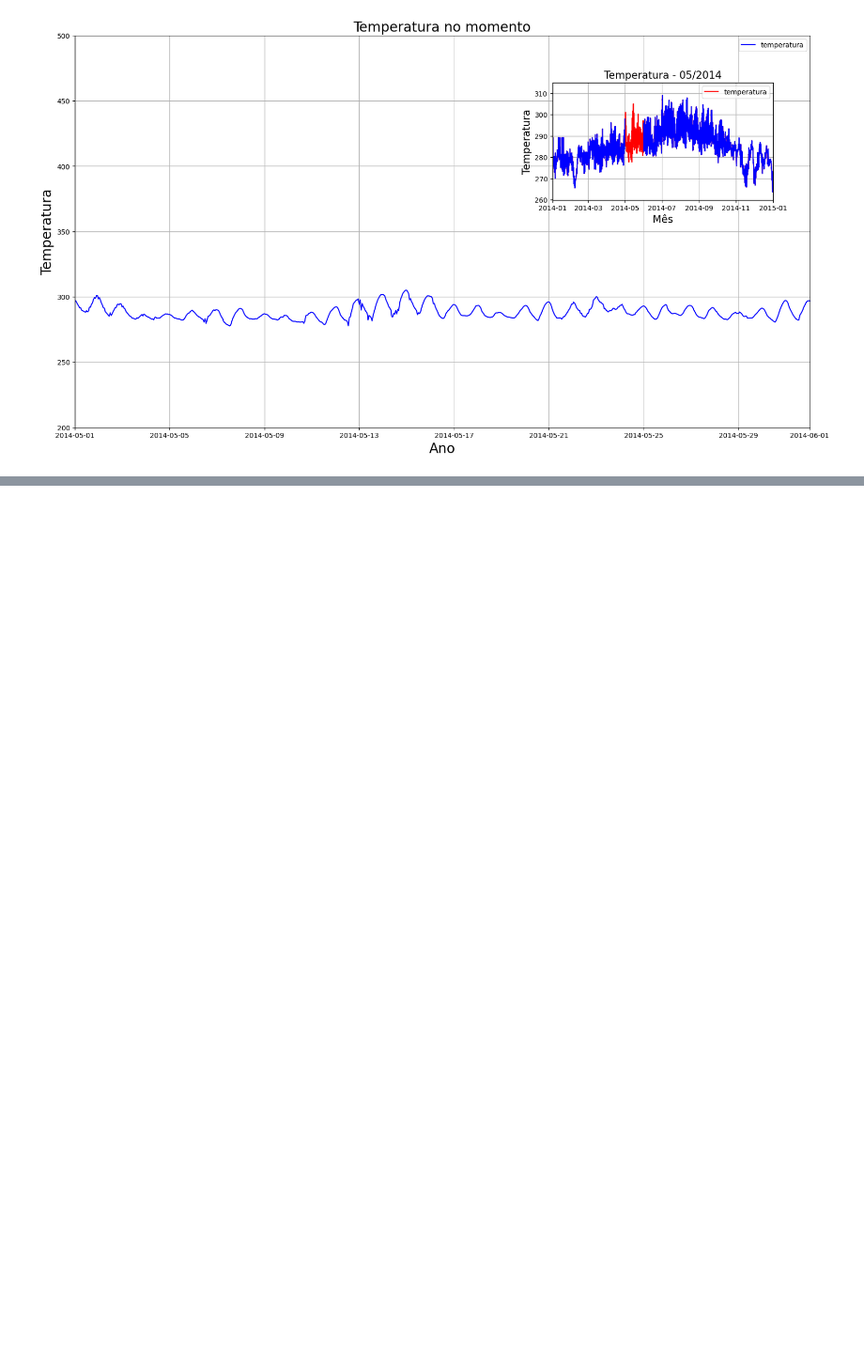
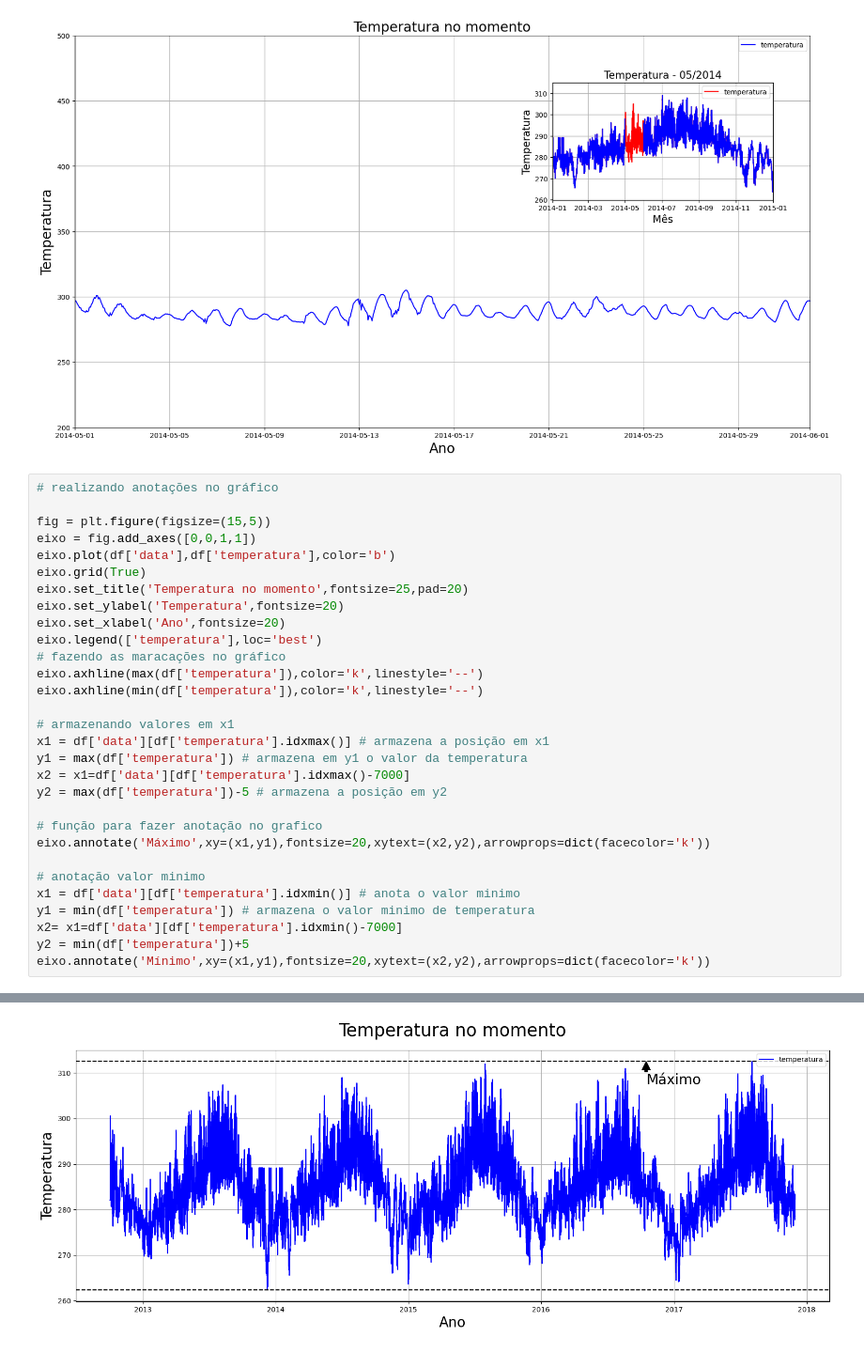
Before and after one commit to danielvieira95/Inteligencia_Artificial_2025, a Jupyter notebook: Turma-B/aula05/codigo.ipynb, the cells around one changed output, grey strips where cells are left out. Shown: that part at 94% size. Cells and saved outputs as stored; diff of their text form; blank space fills up the shorter version.

Commit message:
aula 05
data visualization com anotação no gráfico

```diff
--- a/Turma-B/aula05/codigo.ipynb
+++ b/Turma-B/aula05/codigo.ipynb
@@ -116,3 +116,34 @@ eixo2.legend(['temperatura'],loc='best',fontsize=10)
 # %% [output]
 <matplotlib.legend.Legend at 0x...>
 [figure]
+# %%
+# realizando anotações no gráfico
+
+fig = plt.figure(figsize=(15,5))
+eixo = fig.add_axes([0,0,1,1])
+eixo.plot(df['data'],df['temperatura'],color='b')
+eixo.grid(True)
+eixo.set_title('Temperatura no momento',fontsize=25,pad=20)
+eixo.set_ylabel('Temperatura',fontsize=20)
+eixo.set_xlabel('Ano',fontsize=20)
+eixo.legend(['temperatura'],loc='best')
+# fazendo as maracações no gráfico
+eixo.axhline(max(df['temperatura']),color='k',linestyle='--')
+eixo.axhline(min(df['temperatura']),color='k',linestyle='--')
+
+# armazenando valores em x1
+x1 = df['data'][df['temperatura'].idxmax()] # armazena a posição em x1
+y1 = max(df['temperatura']) # armazena em y1 o valor da temperatura
+x2 = x1=df['data'][df['temperatura'].idxmax()-7000]
+y2 = max(df['temperatura'])-5 # armazena a posição em y2
+
+# função para fazer anotação no grafico
+eixo.annotate('Máximo',xy=(x1,y1),fontsize=20,xytext=(x2,y2),arrowprops=dict(facecolor='k'))
+
+# anotação valor minimo
+x1 = df['data'][df['temperatura'].idxmin()] # anota o valor minimo
+y1 = min(df['temperatura']) # armazena o valor minimo de temperatura
+x2= x1=df['data'][df['temperatura'].idxmin()-7000]
+y2 = min(df['temperatura'])+5
+eixo.annotate('Mínimo',xy=(x1,y1),fontsize=20,xytext=(x2,y2),arrowprops=dict(facecolor='k'))
+# %% [output]
@@ -118,0 +151 @@ eixo2.legend(['temperatura'],loc='best',fontsize=10)
+[figure, added]
```
Also changed, not shown: parts of 1 cell of this notebook.
